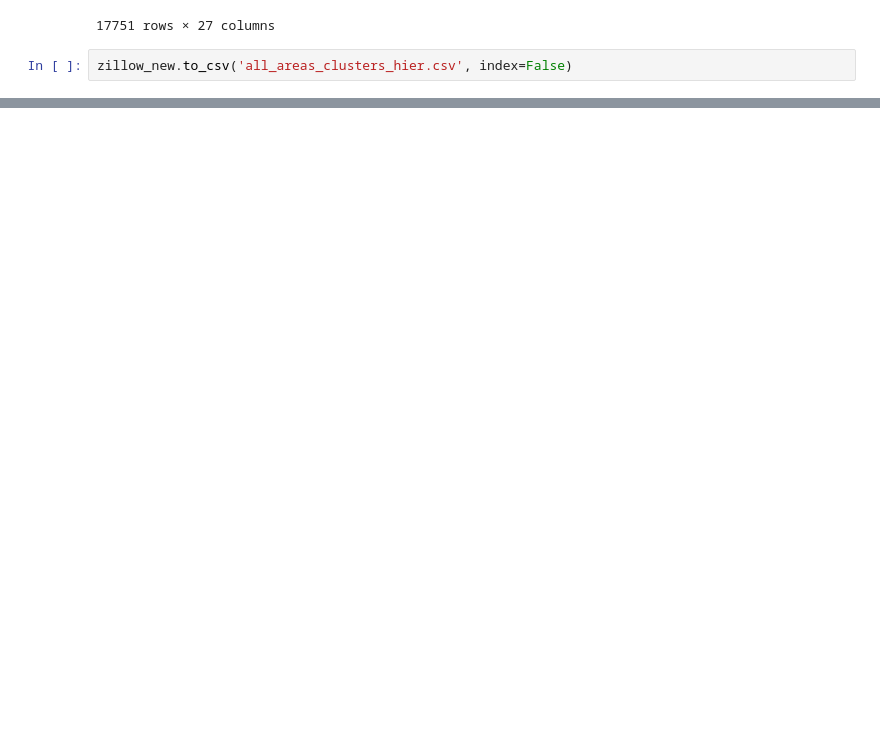
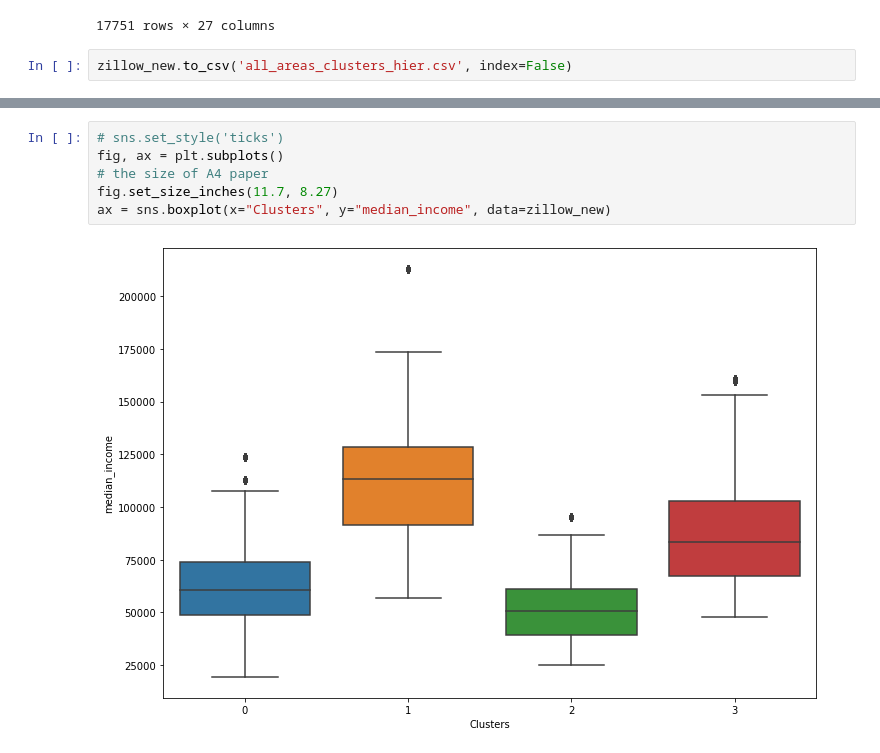
Before and after one commit to EugeniaDickson/zillow_rent_index, a Jupyter notebook: Jane/Hierarchical cluster EDA.ipynb, the cells around one changed output, grey strips where cells are left out. Cells and saved outputs as stored; diff of their text form; blank space fills up the shorter version.

```diff
--- a/Jane/Hierarchical cluster EDA.ipynb
+++ b/Jane/Hierarchical cluster EDA.ipynb
@@ -161,0 +288,8 @@ zillow_new.to_csv('all_areas_clusters_hier.csv', index=False)
+# %%
+# sns.set_style('ticks')
+fig, ax = plt.subplots()
+# the size of A4 paper
+fig.set_size_inches(11.7, 8.27)
+ax = sns.boxplot(x="Clusters", y="median_income", data=zillow_new)
+# %% [output]
+[figure, added]
```
Also changed, not shown: parts of 29 cells of this notebook.
